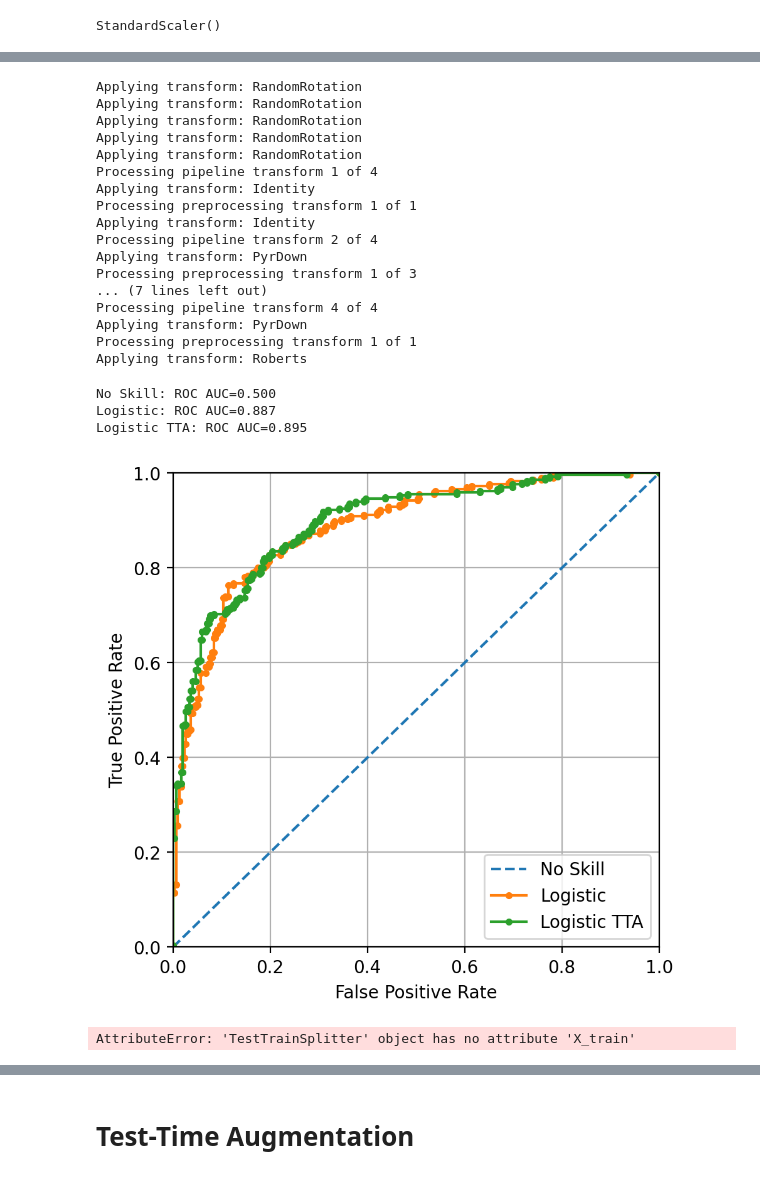
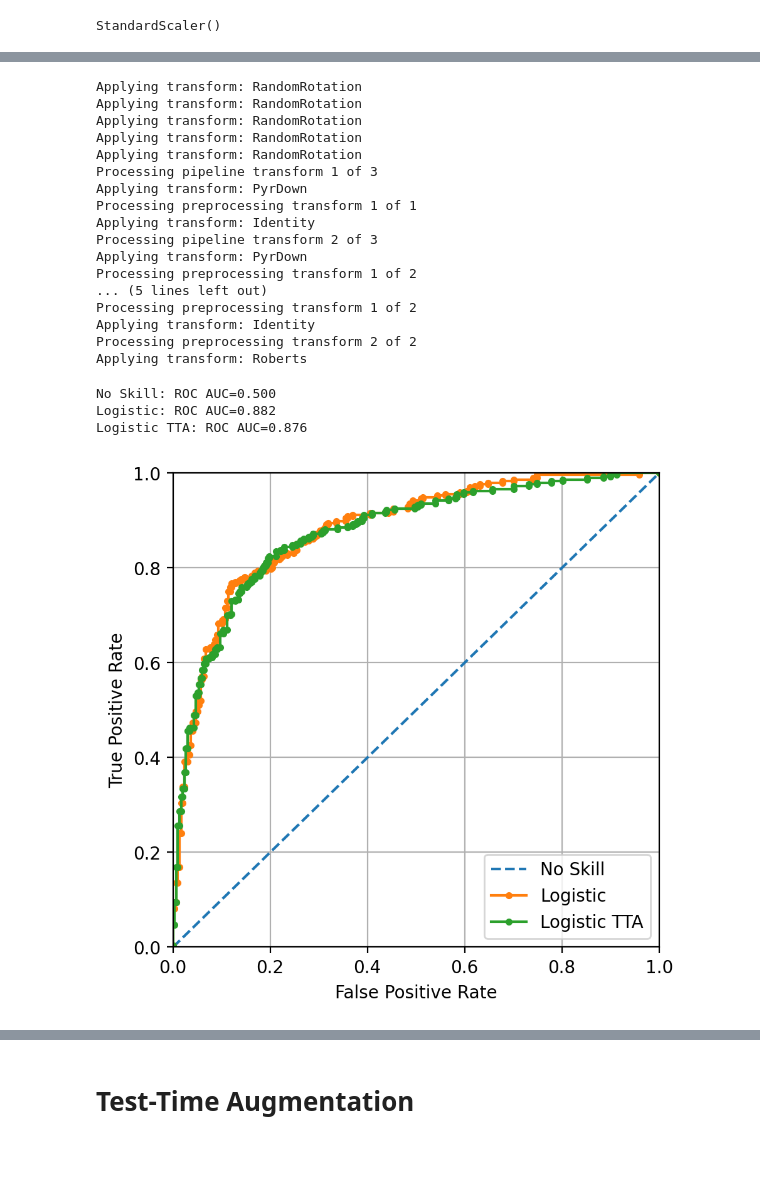
Before and after one commit to HealthHackAu2020/CryoFilter, a Jupyter notebook: features/MultiData.ipynb, the cells around one changed output, grey strips where cells are left out. Drawn from its saved outputs; the diff is of its cells as text; code cells hidden in the pictures.

```diff
--- a/features/MultiData.ipynb
+++ b/features/MultiData.ipynb
@@ -621,7 +652,7 @@ class DataAugmenter(object):
 
         return data_aug
 # %%
-data_aug = DataAugmenter(RandomRotation(), 3).aug(data_all)
+data_aug = DataAugmenter(RandomRotation(), 4).aug(data_all)
 # %% [output]
 Applying transform: RandomRotation
 Applying transform: RandomRotation
@@ -637,7 +661,7 @@ len(data_aug)
 # %%
-P = PipelinedFeaturizer(transform_pipeline=[IdentityTransform(), PyrDown(), PyrDown(), PyrDown()],
-                        transform_preprocessing=[[IdentityTransform()], [IdentityTransform(), FFT2Transform(central_width=50), AutoCorrelation()], [], [RobertsTransform()]],
-                        estimator_components=[{'PCA': 21, 'FastICA': 21}, {'PCA': 21, 'FastICA': 21}, {'PCA': 9, 'FastICA':9}, {'PCA': 21, 'FastICA': 21}])
+P = PipelinedFeaturizer(transform_pipeline=     [PyrDown()            , PyrDown()                                             , PyrDown()],
+                        transform_preprocessing=[[IdentityTransform()], [IdentityTransform(), FFT2Transform(central_width=50)], [IdentityTransform(),RobertsTransform()]],
+                        estimator_components=   [{'PCA': 21}          , {'PCA': 21, 'FastICA': 21}                           , {'PCA': 21, 'FastICA': 21}])
 # %%
 P.fit(data_aug)
 # %% [output]
@@ -684,7 +706,7 @@ Applying transform: Roberts
 # %%
 target_labels = np.concatenate([np.ones(len(data['good'])), np.zeros(len(data['bad']))], axis=0)
 # %%
-augmenter = DataAugmenter(RandomRotation(), 3)
+augmenter = DataAugmenter(RandomRotation(), 5)
 # %%
 class TestTrainSplitter():
     def __init__(self, x, y, test_size=0.3, random_state=0):
@@ -751,29 +795,23 @@ Applying transform: RandomRotation
 Applying transform: RandomRotation
 Applying transform: RandomRotation
 Applying transform: RandomRotation
-Processing pipeline transform 1 of 4
-Applying transform: Identity
+Processing pipeline transform 1 of 3
+Applying transform: PyrDown
 Processing preprocessing transform 1 of 1
 Applying transform: Identity
-Processing pipeline transform 2 of 4
+Processing pipeline transform 2 of 3
 Applying transform: PyrDown
-Processing preprocessing transform 1 of 3
-... (7 lines left out)
-Processing pipeline transform 4 of 4
-Applying transform: PyrDown
-Processing preprocessing transform 1 of 1
+Processing preprocessing transform 1 of 2
+... (5 lines left out)
+Processing preprocessing transform 1 of 2
+Applying transform: Identity
+Processing preprocessing transform 2 of 2
 Applying transform: Roberts
 # %%
-G.plotROC_TTA(test_aug_coeffs)
+G.plotROC_TTA(c_scaler.inverse_transform(test_aug_coeffs))
 # %% [output]
 No Skill: ROC AUC=0.500
-Logistic: ROC AUC=0.887
-Logistic TTA: ROC AUC=0.895
+Logistic: ROC AUC=0.882
+Logistic TTA: ROC AUC=0.876
-[figure, old version]
+[figure, new version]
-# %%
-G = GBDT(TTS.X_train, TTS.X_test, TTS.y_train, TTS.y_test, preprocessor=lambda x: c_scaler.transform(P.getCoeffs(x)[1]) )
-G.train()
-G.plotROC()
-# %% [output]
-AttributeError: 'TestTrainSplitter' object has no attribute 'X_train'
 # %%
```
Also changed, not shown: parts of 16 cells of this notebook.
